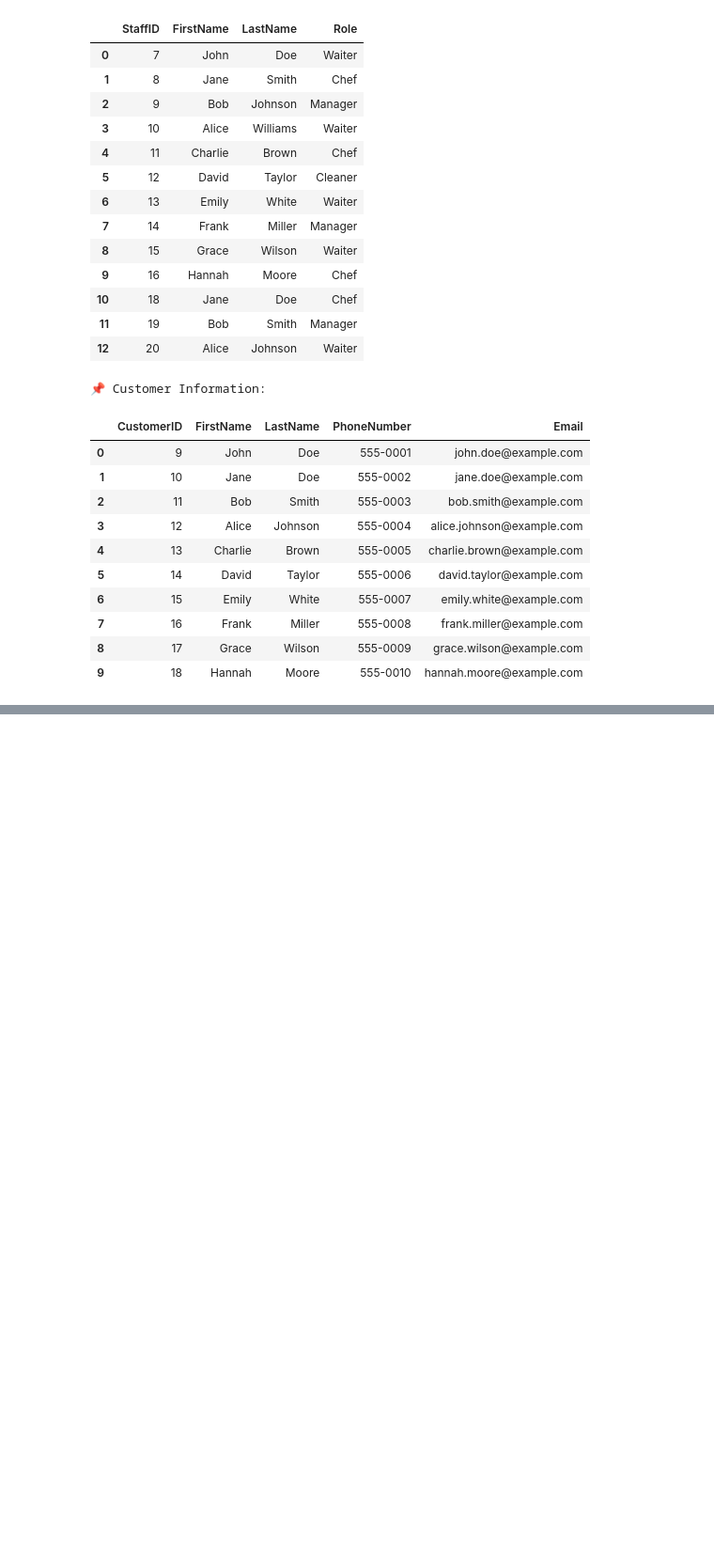
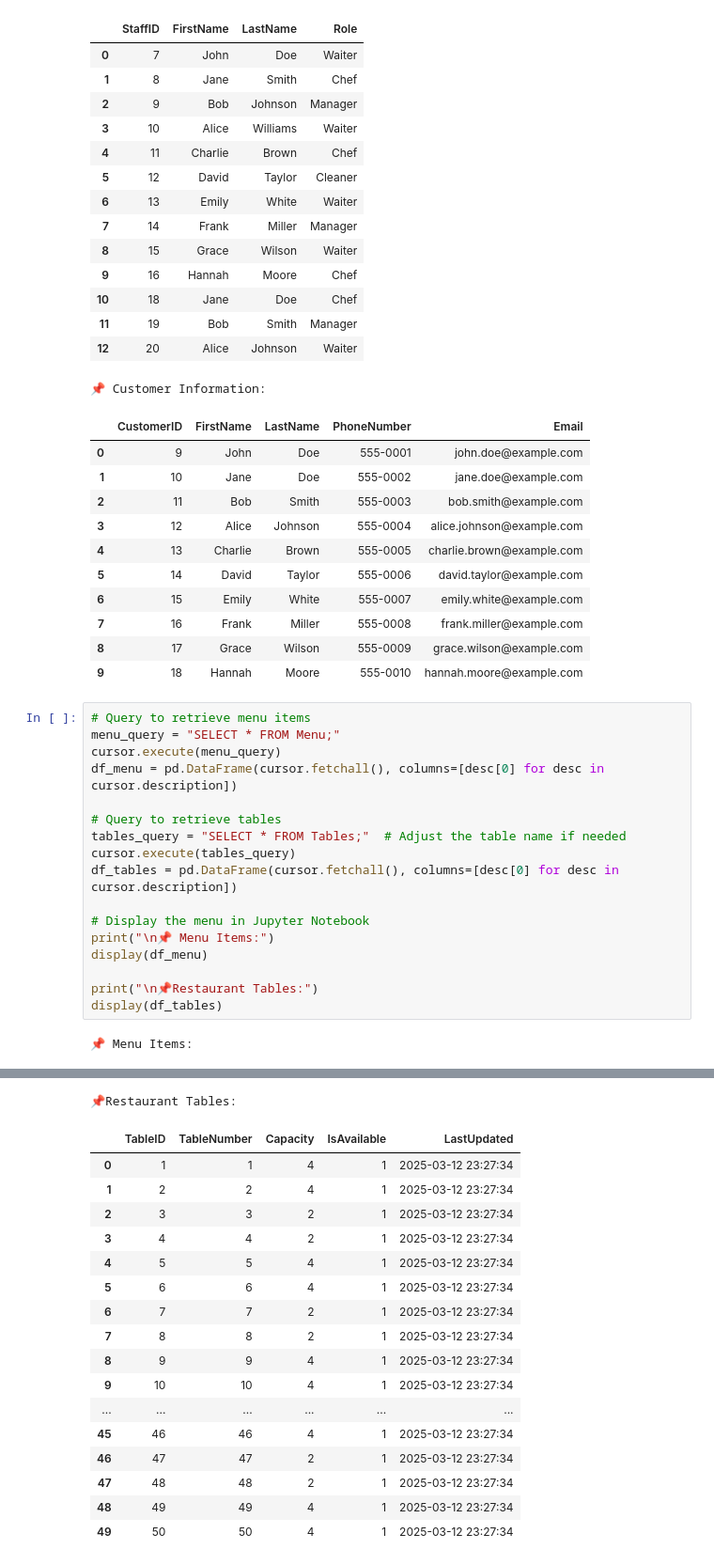
Before and after one commit to BryanEspin94/db-capstone-project, a Jupyter notebook: Python Scripts/LittleLemonBookingSystem.ipynb, the cells around one changed output, grey strips where cells are left out. Shown at 94% size. Drawn from its saved outputs; the diff is of its cells as text; blank space fills up the shorter version.

```diff
--- a/Python Scripts/LittleLemonBookingSystem.ipynb
+++ b/Python Scripts/LittleLemonBookingSystem.ipynb
@@ -277,3 +277,22 @@ display(df_customers)
 | 7 | 16 | Frank | Miller | 555-0008 | frank.miller@example.com |
 | 8 | 17 | Grace | Wilson | 555-0009 | grace.wilson@example.com |
 | 9 | 18 | Hannah | Moore | 555-0010 | hannah.moore@example.com |
+# %%
+# Query to retrieve menu items
+menu_query = "SELECT * FROM Menu;"
+cursor.execute(menu_query)
+df_menu = pd.DataFrame(cursor.fetchall(), columns=[desc[0] for desc in cursor.description])
+
+# Query to retrieve tables
+tables_query = "SELECT * FROM Tables;"  # Adjust the table name if needed
+cursor.execute(tables_query)
+df_tables = pd.DataFrame(cursor.fetchall(), columns=[desc[0] for desc in cursor.description])
+
+# Display the menu in Jupyter Notebook
+print("\n📌 Menu Items:")
+display(df_menu)
+
+print("\n📌Restaurant Tables:")
+display(df_tables)
+# %% [output]
+📌 Menu Items:
@@ -279,0 +316,18 @@ display(df_customers)
+📌Restaurant Tables:
+|  | TableID | TableNumber | Capacity | IsAvailable | LastUpdated |
+| 0 | 1 | 1 | 4 | 1 | 2025-03-12 23:27:34 |
+| 1 | 2 | 2 | 4 | 1 | 2025-03-12 23:27:34 |
+| 2 | 3 | 3 | 2 | 1 | 2025-03-12 23:27:34 |
+| 3 | 4 | 4 | 2 | 1 | 2025-03-12 23:27:34 |
+| 4 | 5 | 5 | 4 | 1 | 2025-03-12 23:27:34 |
+| 5 | 6 | 6 | 4 | 1 | 2025-03-12 23:27:34 |
+| 6 | 7 | 7 | 2 | 1 | 2025-03-12 23:27:34 |
+| 7 | 8 | 8 | 2 | 1 | 2025-03-12 23:27:34 |
+| 8 | 9 | 9 | 4 | 1 | 2025-03-12 23:27:34 |
+| 9 | 10 | 10 | 4 | 1 | 2025-03-12 23:27:34 |
+| ... | ... | ... | ... | ... | ... |
+| 45 | 46 | 46 | 4 | 1 | 2025-03-12 23:27:34 |
+| 46 | 47 | 47 | 2 | 1 | 2025-03-12 23:27:34 |
+| 47 | 48 | 48 | 2 | 1 | 2025-03-12 23:27:34 |
+| 48 | 49 | 49 | 4 | 1 | 2025-03-12 23:27:34 |
+| 49 | 50 | 50 | 4 | 1 | 2025-03-12 23:27:34 |
```
Also changed, not shown: parts of 7 cells of this notebook, 7 other files.
